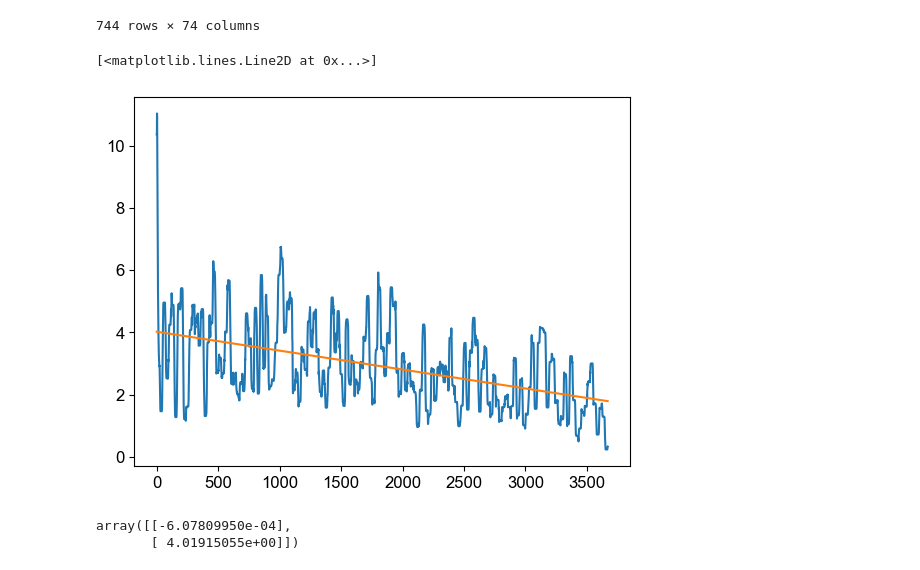
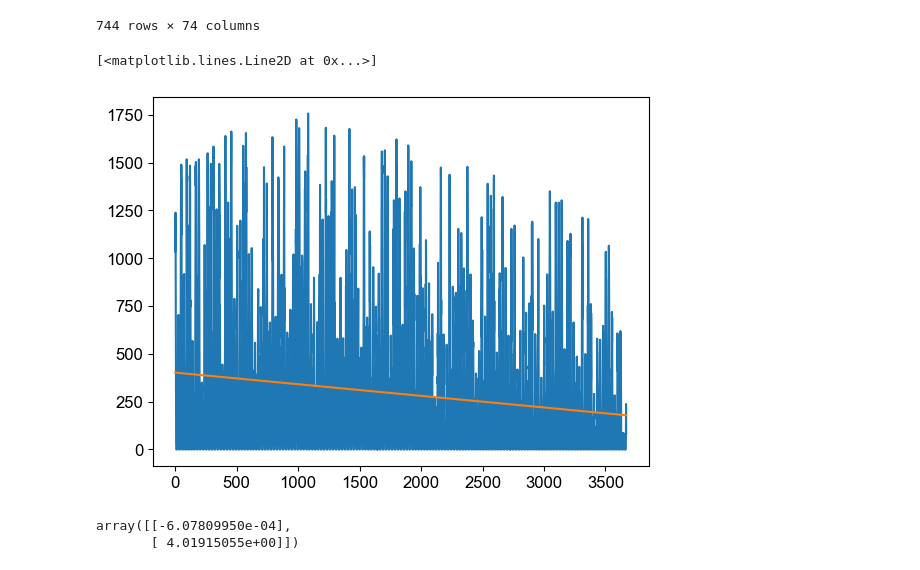
Before and after one commit to ashah1030/senior_thesis, a Jupyter notebook: NP_timeseries_fallbloom.ipynb, the cells around one changed output. Cells and saved outputs as stored; diff of their text form; code cells hidden in the pictures.

```diff
--- a/NP_timeseries_fallbloom.ipynb
+++ b/NP_timeseries_fallbloom.ipynb
@@ -58,26 +58,26 @@ M2[M2['time_ak'].astype(str).str.contains('2018-08')]
 # %%
 #import, smooth, interpolate: Irradiance, Temperature
 time = [0, M2.index[3669]]
 time_eval = np.linspace(M2.index[0], M2.index[3669], 3670)
 
-I=(pd.DataFrame((M2['approxPAR'].fillna(method='bfill')) * 10**4)) * 10**-6 #define irradiance function as PAR data from M2, convert to Ein m^2 s^2
+I=(pd.DataFrame((M2['approxPAR'].fillna(method='bfill')))) #define irradiance function as PAR data from M2, convert to Ein m^2 s^2
 I_smoothed= I.rolling(24, min_periods=1).mean()
 I_interp = scipy.interpolate.interp1d(time_eval, I_smoothed['approxPAR'], kind='linear', fill_value = 'extrapolate')
 
 T=pd.DataFrame(M2['full_temperature'].fillna(method='bfill')) #define temp function as temp data from M2
 T_smoothed= T.rolling(24, min_periods=1).mean()
 T_interp = scipy.interpolate.interp1d(time_eval, T_smoothed['full_temperature'], kind='linear', fill_value = 'extrapolate')
 
-plt.plot(I_smoothed)
+plt.plot(I)
 
 M2.index.values
 best_fit = np.polyfit(M2.index.values, I_smoothed, deg=1)
 best_fit
 
 plt.plot(M2.index.values, best_fit[0]*M2.index.values + best_fit[1])
 # %% [output]
 [<matplotlib.lines.Line2D at 0x...>]
-[figure, old version]
+[figure, new version]
 # %%
 # %% [output]
 array([[-6.07809950e-04],
```
Also changed, not shown: parts of 7 cells of this notebook.
